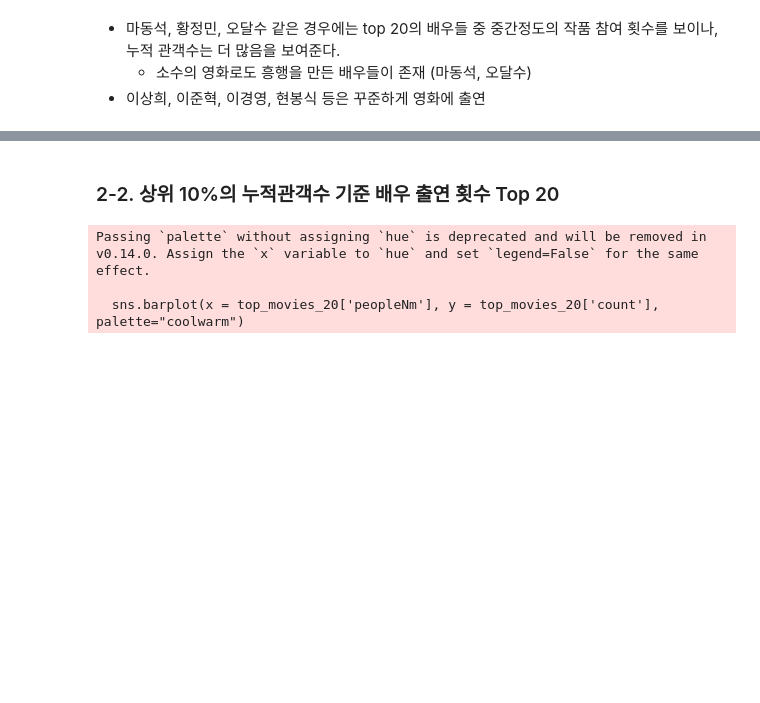
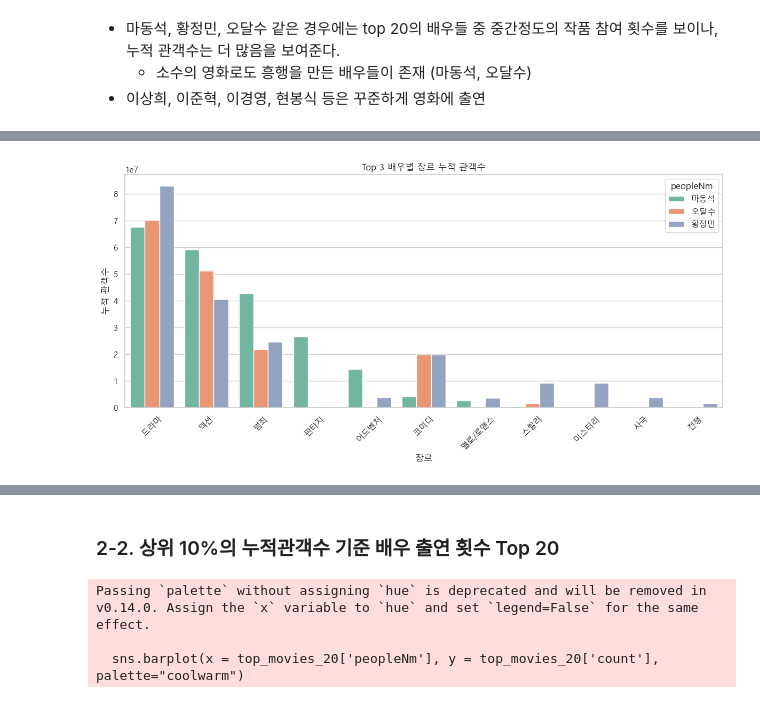
Before and after one commit to nagasss/MySpace, a Jupyter notebook: Project/Movie/machin_project_final.ipynb, the cells around one changed output, grey strips where cells are left out. Saved outputs shown, nothing was run; the diff lists cells and outputs as text; code cells hidden in the pictures; blank space fills up the shorter version.

```diff
--- a/Project/Movie/machin_project_final.ipynb
+++ b/Project/Movie/machin_project_final.ipynb
@@ -290,0 +319,8 @@ plt.show()
+# %%
+top3_actors = actors_df[(actors_df['peopleNm'] == '마동석') | (actors_df['peopleNm'] == '황정민') | (actors_df['peopleNm'] == '오달수')]
+top3_actors = pd.merge(top3_actors, genres_df, on = 'movieCd', how = 'left')
+# %%
+movie_name = sales_max_df[['movieCd', 'movieNm', 'audiAcc']]
+top3_actors = pd.merge(top3_actors, movie_name, on = 'movieCd', how = 'left')
+top3_actors = top3_actors.dropna()
+top3_actors
@@ -290,0 +341,4 @@ plt.show()
+# %%
+genre_summary = top3_actors.groupby(['peopleNm', 'genreNm'])['audiAcc'].sum().reset_index()
+genre_summary = genre_summary.sort_values(['peopleNm', 'audiAcc'], ascending=[True, False])
+genre_summary
@@ -290,0 +363,12 @@ plt.show()
+# %%
+plt.figure(figsize=(12, 6))
+sns.barplot(data=genre_summary, x='genreNm', y='audiAcc', hue='peopleNm', palette='Set2')
+
+plt.title("Top 3 배우별 장르 누적 관객수")
+plt.ylabel("누적 관객수")
+plt.xlabel("장르")
+plt.xticks(rotation=45)
+plt.tight_layout()
+plt.show()
+# %% [output]
+[figure, added]
```
Also changed, not shown: parts of 28 cells of this notebook.
